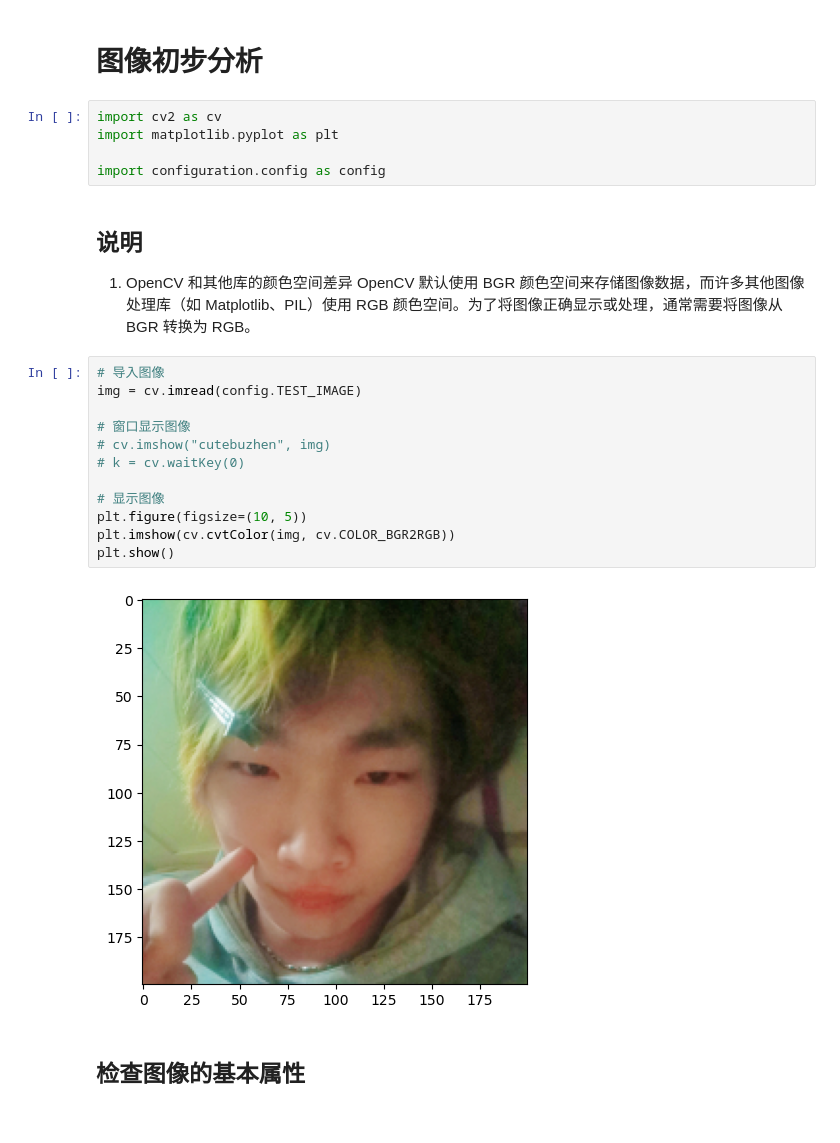
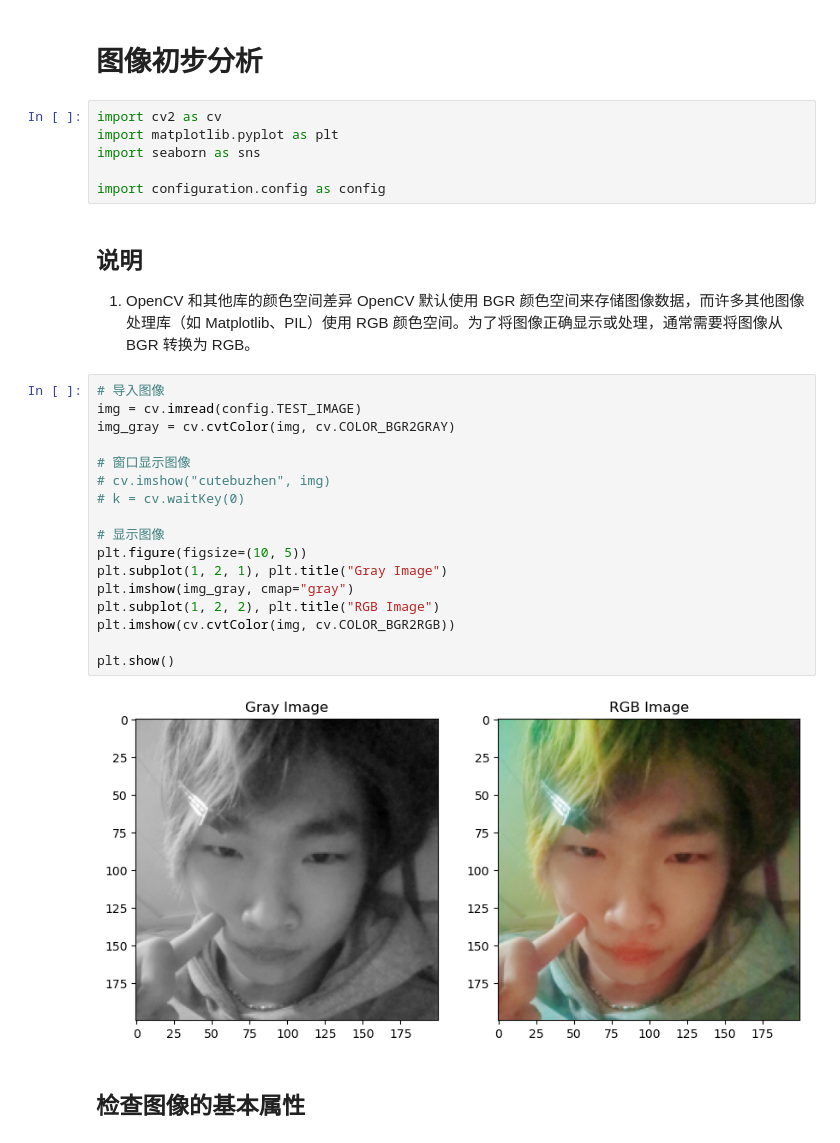
Before and after one commit to ChiyuIsXu/NoBG, a Jupyter notebook: notebook/Thresholding/0_graphix-analysis.ipynb, the cells around one changed output. Saved outputs shown, nothing was run; the diff lists cells and outputs as text.

```diff
--- a/notebook/Thresholding/0_graphix-analysis.ipynb
+++ b/notebook/Thresholding/0_graphix-analysis.ipynb
@@ -3,6 +3,7 @@
 # %%
 import cv2 as cv
 import matplotlib.pyplot as plt
+import seaborn as sns
 
 import configuration.config as config
 # %% [markdown]
@@ -13,17 +14,22 @@ OpenCV 默认使用 BGR 颜色空间来存储图像数据，而许多其他图
 # %%
 # 导入图像
 img = cv.imread(config.TEST_IMAGE)
+img_gray = cv.cvtColor(img, cv.COLOR_BGR2GRAY)
 
 # 窗口显示图像
 # cv.imshow("cutebuzhen", img)
 # k = cv.waitKey(0)
 
 # 显示图像
 plt.figure(figsize=(10, 5))
+plt.subplot(1, 2, 1), plt.title("Gray Image")
+plt.imshow(img_gray, cmap="gray")
+plt.subplot(1, 2, 2), plt.title("RGB Image")
 plt.imshow(cv.cvtColor(img, cv.COLOR_BGR2RGB))
+
 plt.show()
 # %% [output]
-[figure, old version]
+[figure, new version]
 # %% [markdown]
 ## 检查图像的基本属性
 # %%
```
Also changed, not shown: parts of 3 cells of this notebook, 12 other files.
